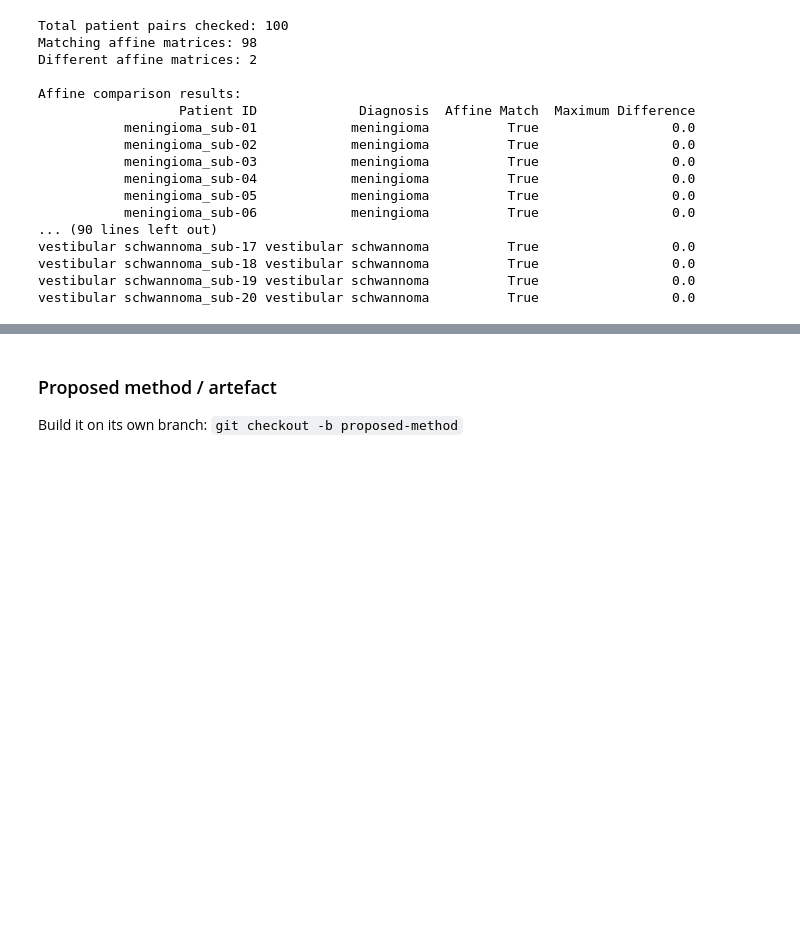
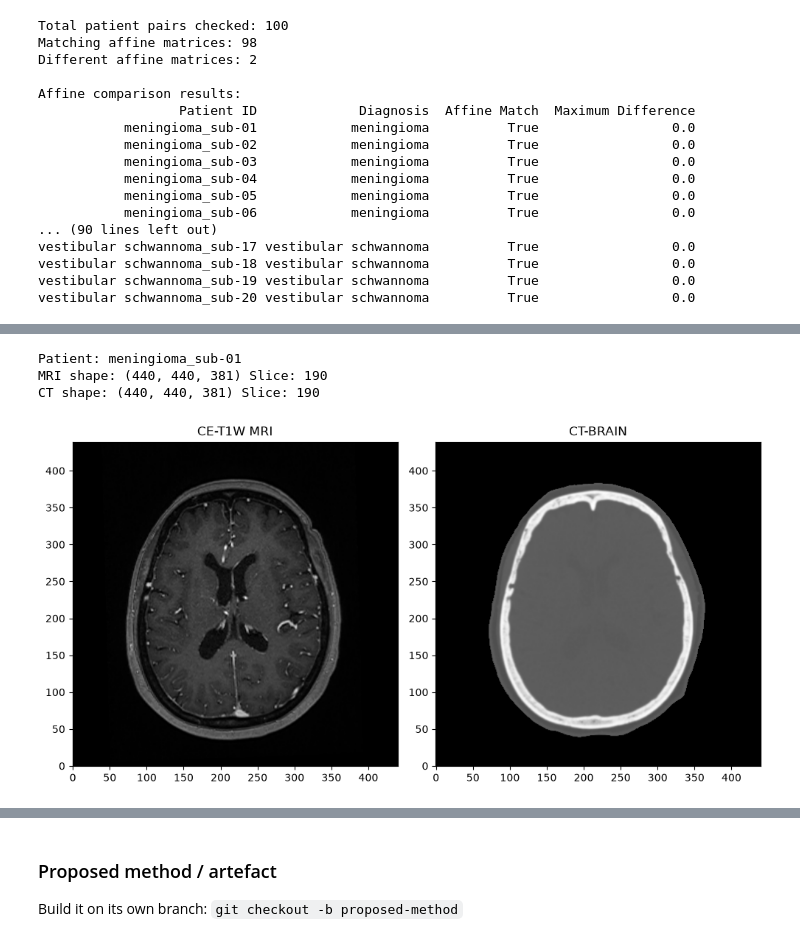
Before and after one commit to Niharika1003/msc-project-rayavarapu, a Jupyter notebook: MSC_final_project.ipynb, the cells around one changed output, grey strips where cells are left out. Cells and saved outputs as stored; diff of their text form; code cells hidden in the pictures; blank space fills up the shorter version.

```diff
--- a/MSC_final_project.ipynb
+++ b/MSC_final_project.ipynb
@@ -867,0 +1039,49 @@ vestibular schwannoma_sub-20 vestibular schwannoma          True
+# %%
+def load_canonical_slice(file_path):
+
+    img = nib.load(file_path)
+
+    # Standardise orientation
+    img = nib.as_closest_canonical(img)
+
+    # Load image data
+    data = img.get_fdata(dtype=np.float32)
+
+    # Extract middle axial slice
+    middle_index = data.shape[2] // 2
+    slice_2d = data[:, :, middle_index]
+
+    return slice_2d, img.shape, middle_index
+
+
+# Test on the first patient
+row = master_df.iloc[0]
+
+mri_slice, mri_shape, mri_index = load_canonical_slice(
+    row["CE-T1W MRI"]
+)
+
+ct_slice, ct_shape, ct_index = load_canonical_slice(
+    row["CT-BRAIN"]
+)
+
+print("Patient:", row["Unique Patient ID"])
+print("MRI shape:", mri_shape, "Slice:", mri_index)
+print("CT shape:", ct_shape, "Slice:", ct_index)
+
+# Display both slices
+fig, axes = plt.subplots(1, 2, figsize=(10, 5))
+
+axes[0].imshow(mri_slice.T, cmap="gray", origin="lower")
+axes[0].set_title("CE-T1W MRI")
+
+axes[1].imshow(ct_slice.T, cmap="gray", origin="lower")
+axes[1].set_title("CT-BRAIN")
+
+plt.tight_layout()
+plt.show()
+# %% [output]
+Patient: meningioma_sub-01
+MRI shape: (440, 440, 381) Slice: 190
+CT shape: (440, 440, 381) Slice: 190
+[figure, added]
```
Also changed, not shown: parts of 48 cells of this notebook.
